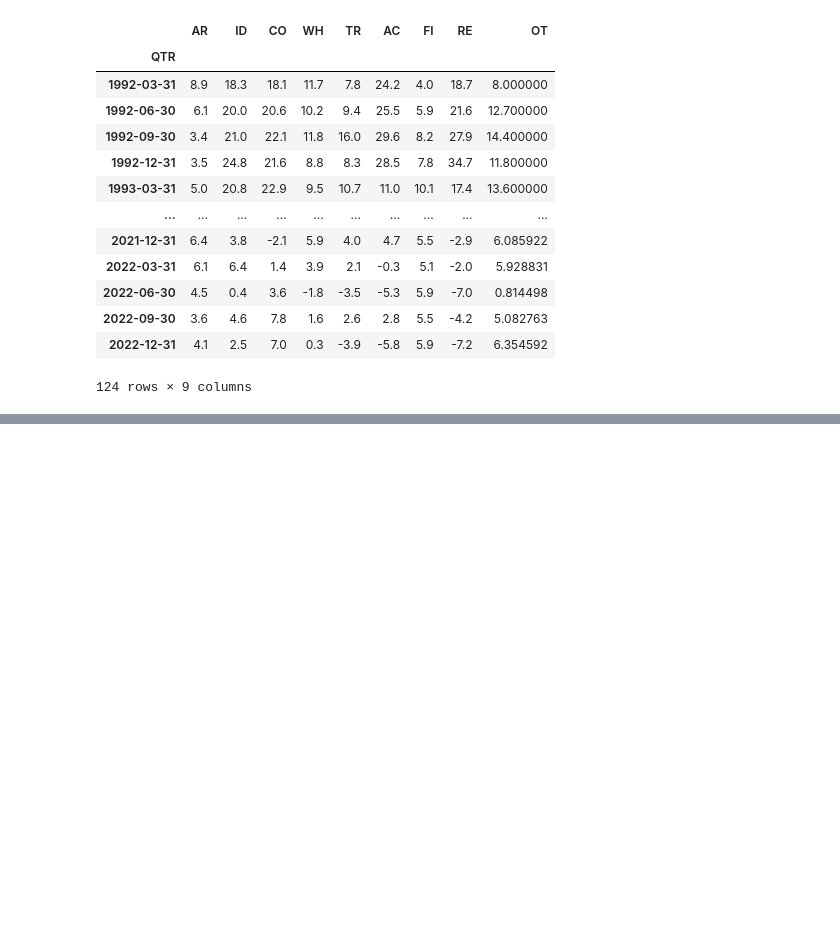
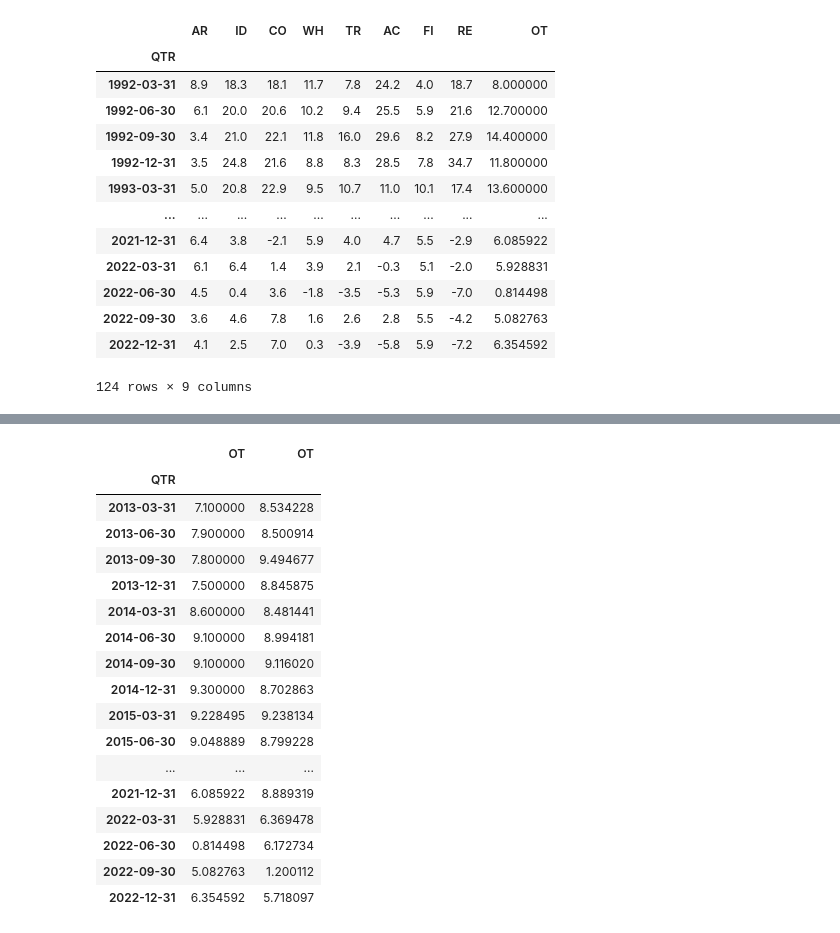
Before and after one commit to CharlesDZhang/China-GDP-Nowcasting, a Jupyter notebook: bvar.ipynb, the cells around one changed output, grey strips where cells are left out. Saved outputs shown, nothing was run; the diff lists cells and outputs as text; code cells hidden in the pictures; blank space fills up the shorter version.

```diff
--- a/bvar.ipynb
+++ b/bvar.ipynb
@@ -285,0 +384,21 @@ Timestamp('2023-12-31 00:00:00')
+# %%
+pd.concat([GDP_YOY_SECTORS['2013':'2022'][i],GDP_YOY_SECTORS_lag0['2013':'2022'][i]],axis = 1)
+# %% [output]
+|  | OT | OT |
+| QTR |  |  |
+| 2013-03-31 | 7.100000 | 8.534228 |
+| 2013-06-30 | 7.900000 | 8.500914 |
+| 2013-09-30 | 7.800000 | 9.494677 |
+| 2013-12-31 | 7.500000 | 8.845875 |
+| 2014-03-31 | 8.600000 | 8.481441 |
+| 2014-06-30 | 9.100000 | 8.994181 |
+| 2014-09-30 | 9.100000 | 9.116020 |
+| 2014-12-31 | 9.300000 | 8.702863 |
+| 2015-03-31 | 9.228495 | 9.238134 |
+| 2015-06-30 | 9.048889 | 8.799228 |
+| ... | ... | ... |
+| 2021-12-31 | 6.085922 | 8.889319 |
+| 2022-03-31 | 5.928831 | 6.369478 |
+| 2022-06-30 | 0.814498 | 6.172734 |
+| 2022-09-30 | 5.082763 | 1.200112 |
+| 2022-12-31 | 6.354592 | 5.718097 |
```
Also changed, not shown: parts of 14 cells of this notebook.
